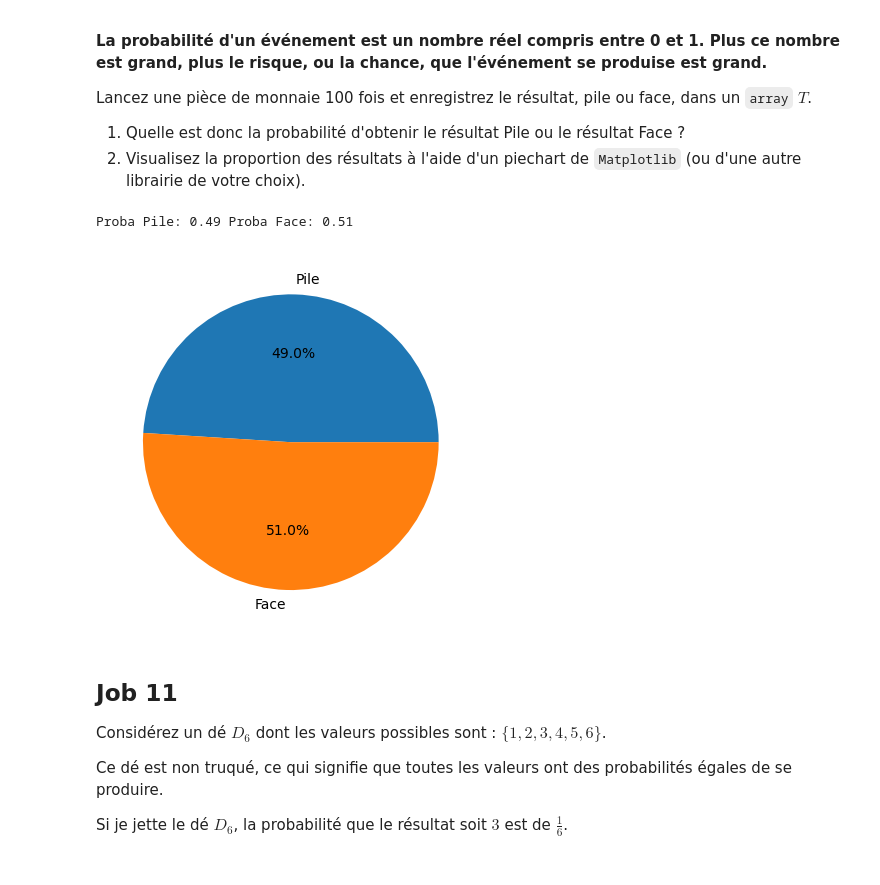
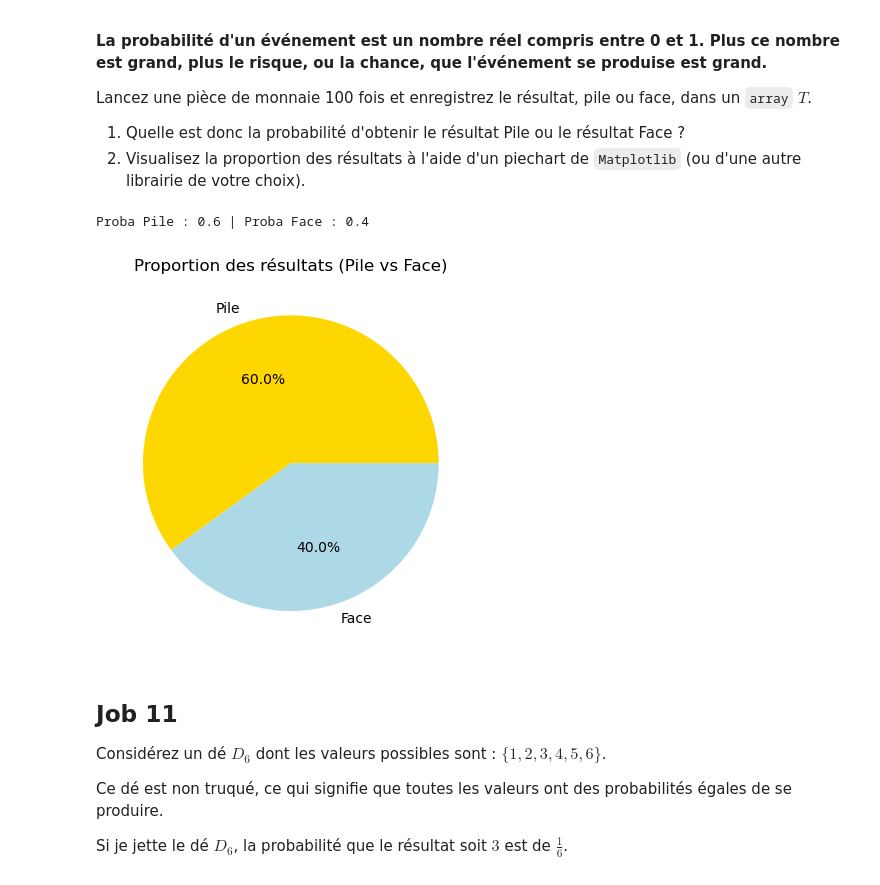
Before and after one commit to axel-achart/philomathia, a Jupyter notebook: philomathia.ipynb, the cells around one changed output. Saved outputs shown, nothing was run; the diff lists cells and outputs as text; code cells hidden in the pictures.

```diff
--- a/philomathia.ipynb
+++ b/philomathia.ipynb
@@ -404,15 +411,22 @@ Lancez une pièce de monnaie 100 fois et enregistrez le résultat, pile ou face,
 1. Quelle est donc la probabilité d'obtenir le résultat Pile ou le résultat Face ?
 3. Visualisez la proportion des résultats à l'aide d'un piechart de `Matplotlib` (ou d'une autre librairie de votre choix).
 # %%
-T = np.random.choice(['Pile','Face'], size=100)
-p_pile = np.mean(T=='Pile')
-p_face = np.mean(T=='Face')
-print("Proba Pile:", p_pile, "Proba Face:", p_face)
-plt.pie([np.sum(T=='Pile'), np.sum(T=='Face')], labels=['Pile','Face'], autopct='%1.1f%%')
+T= np.random.choice(['Pile', 'Face'], size=100)
+p_pile = np.mean(T == 'Pile')
+p_face = np.mean(T == 'Face')
+print("Proba Pile :", round(p_pile, 2), "| Proba Face :", round(p_face, 2))
+
+plt.pie(
+    [np.sum(T == 'Pile'), np.sum(T == 'Face')],
+    labels=['Pile', 'Face'],
+    autopct='%1.1f%%',
+    colors=['gold', 'lightblue']
+)
+plt.title("Proportion des résultats (Pile vs Face)")
 plt.show()
 # %% [output]
-Proba Pile: 0.49 Proba Face: 0.51
+Proba Pile : 0.6 | Proba Face : 0.4
-[figure, old version]
+[figure, new version]
 # %% [markdown]
 ## **Job 11**
 
```
Also changed, not shown: parts of 7 cells of this notebook.
